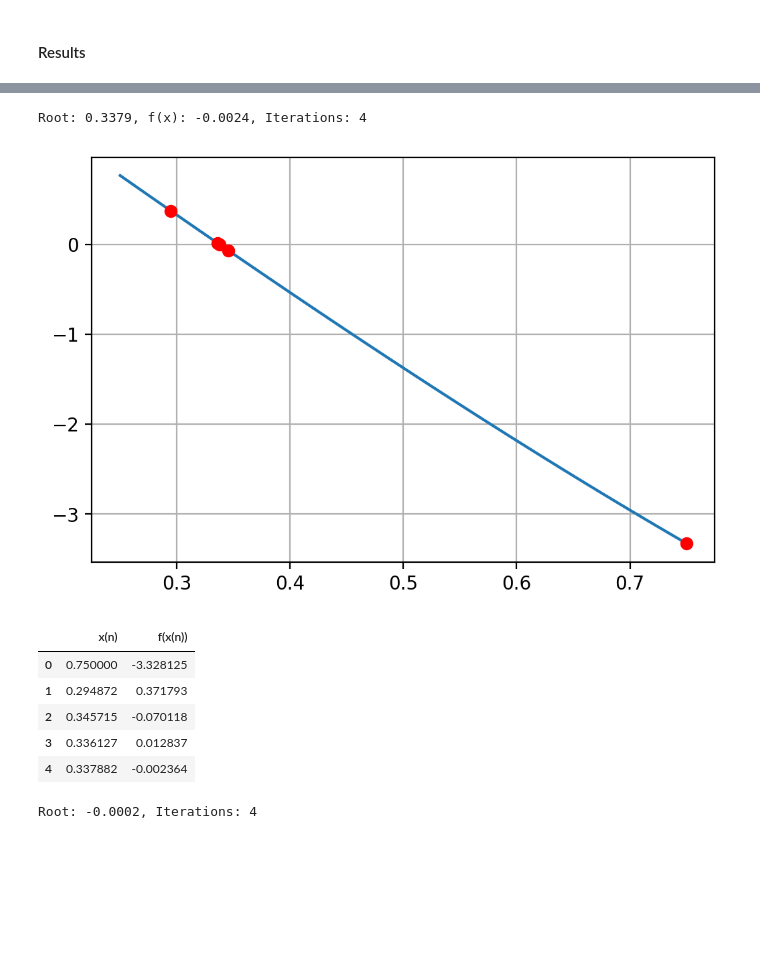
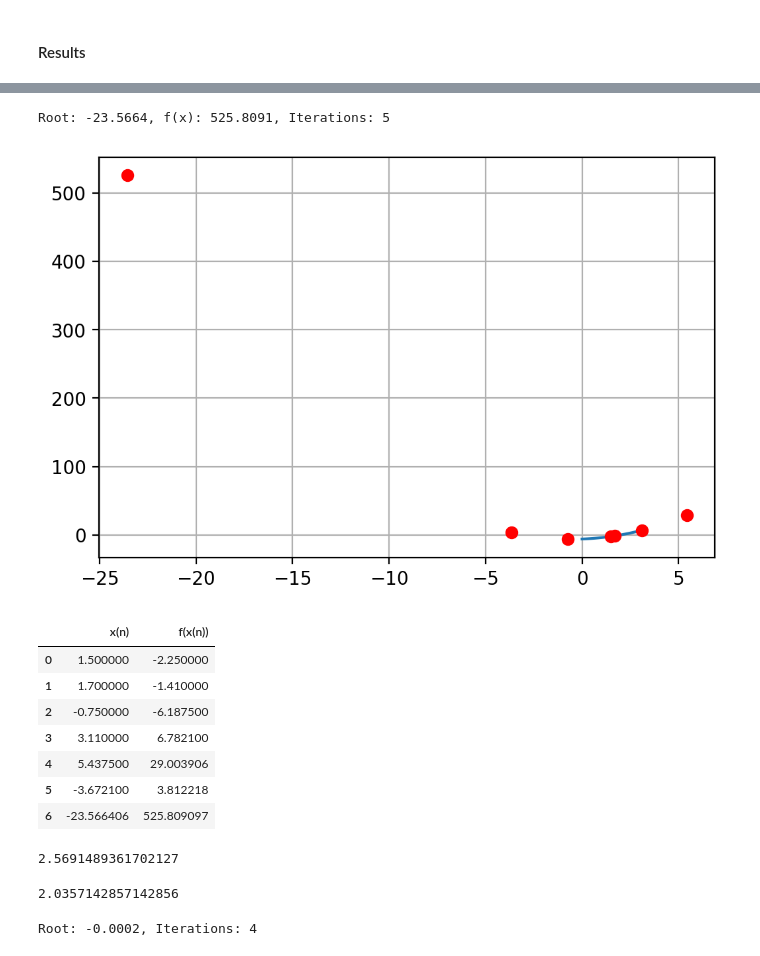
Before and after one commit to carloscalage/calculo_numerico, a Jupyter notebook: eq_alg_transc.ipynb, the cells around one changed output, grey strips where cells are left out. Cells and saved outputs as stored; diff of their text form; code cells hidden in the pictures; blank space fills up the shorter version.

Commit message:
feat: added secant function

```diff
--- a/eq_alg_transc.ipynb
+++ b/eq_alg_transc.ipynb
@@ -16,7 +16,8 @@ f = [
   lambda x: np.power(x,3) - (9 * x) + 5,
   lambda x: 2 * np.power(x,3) + (5 * np.power(x,2)) - (8 * x) - 1,
   lambda x: 3 * np.power(x,2) - 9,
-  lambda x: np.power(x,3) - (9 * x) + 3
+  lambda x: np.power(x,3) - (9 * x) + 3,
+  lambda x: np.power(x,2) + x - 6
   ]
 # %%
 def f0(x):
@@ -137,6 +141,35 @@ def newton_raphson(x0, precision, iterations, f, x_min, x_max):
   plot_func(f, x_min, x_max, 100, df.iloc[:, [0, 1]])
 
   return df
+# %%
+def secant(x0, x1, precision, iterations, f, x_min, x_max):
+  initial_data = {'x(n)': x0, 'f(x(n))': f(x0)}
+
+  df = pd.DataFrame(initial_data, index=[1])
+  df = df.append({'x(n)': x1, 'f(x(n))': f(x1)}, ignore_index=True)
+
+  if abs(f(x0)) < precision or abs(f(x1)) < precision:
+    return df
+
+  x = x1 - ((f(x1) * (x1 - x0)) / (f(x1) - f(x0)))
+
+  df = df.append({'x(n)': x, 'f(x(n))': f(x)}, ignore_index=True)
+
+  k = 1
+
+  while k < iterations and abs(f(x)) > precision:
+    x0 = x1
+    x1 = x
+
+    x = x1 - ((f(x1) * (x1 - x0)) / (f(x1) - f(x0)))
+    df = df.append({'x(n)': x, 'f(x(n))': f(x)}, ignore_index=True)
+    k += 1
+
+  print(f'Root: {round(x, 4)}, f(x): {round(f(x), 4)}, Iterations: {k}')
+
+  plot_func(f, x_min, x_max, 100, df.iloc[:, [0, 1]])
+
+  return df
 # %% [markdown]
 #### Results
 # %%
@@ -153,14 +177,37 @@ Root: 0.5938, f(x): -0.1344, Iterations: 5
 # %%
 newton_raphson(0.75, 0.01, 5, f5, 0.25, 0.75)
-# %% [output]
-Root: 0.3379, f(x): -0.0024, Iterations: 4
-[figure, removed]
-|  | x(n) | f(x(n)) |
-| 0 | 0.750000 | -3.328125 |
-| 1 | 0.294872 | 0.371793 |
-| 2 | 0.345715 | -0.070118 |
-| 3 | 0.336127 | 0.012837 |
-| 4 | 0.337882 | -0.002364 |
+# %%
+secant(1.5, 1.7, 0.01, 5, f[6], 0, 3)
+# %% [output]
+Root: -23.5664, f(x): 525.8091, Iterations: 5
+[figure, added]
+|  | x(n) | f(x(n)) |
+| 0 | 1.500000 | -2.250000 |
+| 1 | 1.700000 | -1.410000 |
+| 2 | -0.750000 | -6.187500 |
+| 3 | 3.110000 | 6.782100 |
+| 4 | 5.437500 | 29.003906 |
+| 5 | -3.672100 | 3.812218 |
+| 6 | -23.566406 | 525.809097 |
+# %%
+f[6](1.5) * (1.7 - 1.5) / f[6](1.7) - f[6](1.5)
+# %% [output]
+2.5691489361702127
+# %%
+res1 = f[6](1.5)
+res2 = f[6](1.7)
+
+x1_x0 = 1.7 - 1.5
+
+fx1_fx0 = res2 - res1
+
+fx1_fx0
+
+1.7 - (res2 * x1_x0) / fx1_fx0
+
+1.7 - ((f[6](1.7) * (1.7 - 1.5)) / (f[6](1.7) - f[6](1.5)))
+# %% [output]
+2.0357142857142856
 # %%
 false_position(0, 1, 0.0005, 5, f[2])
 # %% [output]
```
Also changed, not shown: parts of 2 cells of this notebook.
